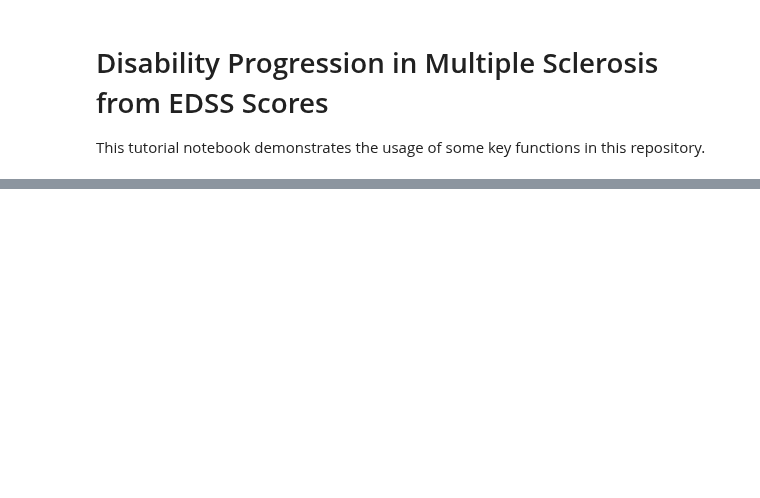
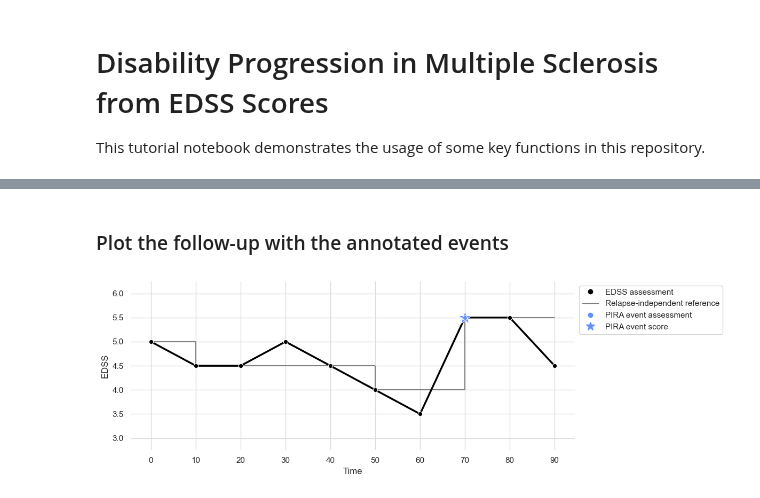
Before and after one commit to drstrupf/multiple-sclerosis-disability-progression, a Jupyter notebook: tutorial.ipynb, the cells around one changed output, grey strips where cells are left out. Saved outputs shown, nothing was run; the diff lists cells and outputs as text; code cells hidden in the pictures; blank space fills up the shorter version.

```diff
--- a/tutorial.ipynb
+++ b/tutorial.ipynb
@@ -4,15 +4,14 @@ This tutorial notebook demonstrates the usage of some key functions in this repo
 # %%
 import numpy as np
 import pandas as pd
-import lifelines
 
 import matplotlib.pyplot as plt
 import seaborn as sns
-sns.set(color_codes=True)
+sns.set_theme(color_codes=True)
 sns.set_style("whitegrid", {"grid_color": "gainsboro"})
 
-from definitions import baselines, progression
-from evaluation import cohort, survival
+from definitions import edssprogression
+from tools import visualization
 # %%
 # This refreshes any modules upon change
 %load_ext autoreload
@@ -591,0 +35,16 @@ plt.show()
+# %%
+example_follow_up_df = pd.DataFrame(
+    [
+        {"days_after_baseline": 0, "edss_score": 5.0},
+        {"days_after_baseline": 10, "edss_score": 4.5},
+        {"days_after_baseline": 20, "edss_score": 4.5},
+        {"days_after_baseline": 30, "edss_score": 5.0},
+        {"days_after_baseline": 40, "edss_score": 4.5},
+        {"days_after_baseline": 50, "edss_score": 4.0},
+        {"days_after_baseline": 60, "edss_score": 3.5},
+        {"days_after_baseline": 70, "edss_score": 5.5},
+        {"days_after_baseline": 80, "edss_score": 5.5},
+        {"days_after_baseline": 90, "edss_score": 4.5},
+    ]
+)
+example_relapse_timestamps = []
@@ -591,0 +86,23 @@ plt.show()
+# %% [markdown]
+### Plot the follow-up with the annotated events
+# %%
+fig, ax = plt.subplots(1, 1, figsize=(12, 4))
+visualization.annotate_plot_follow_up(
+    follow_up_dataframe=example_follow_up_df,
+    relapse_timestamps=example_relapse_timestamps,
+    # Options
+    opt_baseline_type="roving",
+    opt_roving_reference_require_confirmation=True,
+    opt_roving_reference_confirmation_time=0.5,
+    opt_raw_before_relapse_max_days=5,
+    opt_raw_after_relapse_max_days=10,
+    opt_max_score_that_requires_plus_1=5.0,
+    opt_require_confirmation=True,
+    opt_confirmation_time=0.5,
+    ax=ax,
+    )
+fig.tight_layout()
+sns.despine(bottom=True, left=True, right=True, top=True)
+plt.show()
+# %% [output]
+[figure, added]
```
Also changed, not shown: parts of 74 cells of this notebook.
